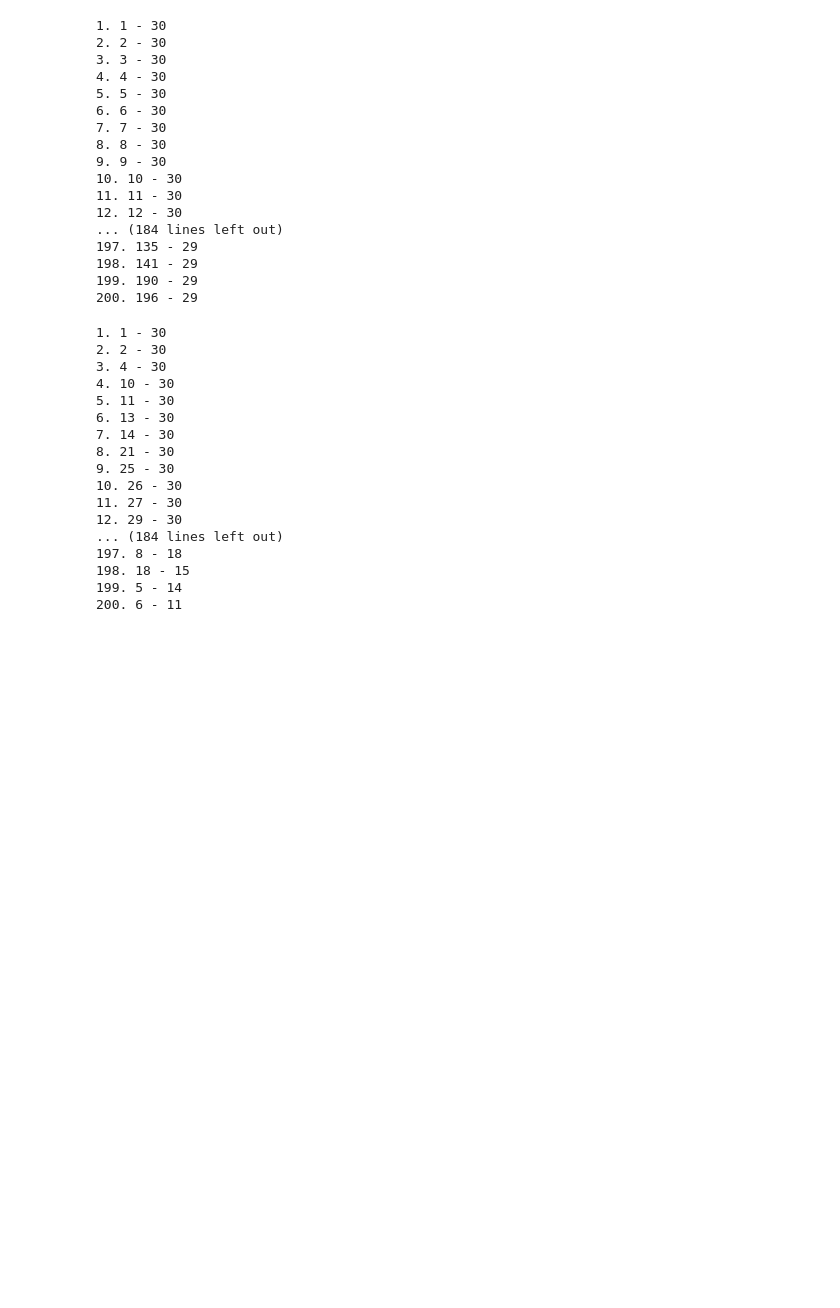
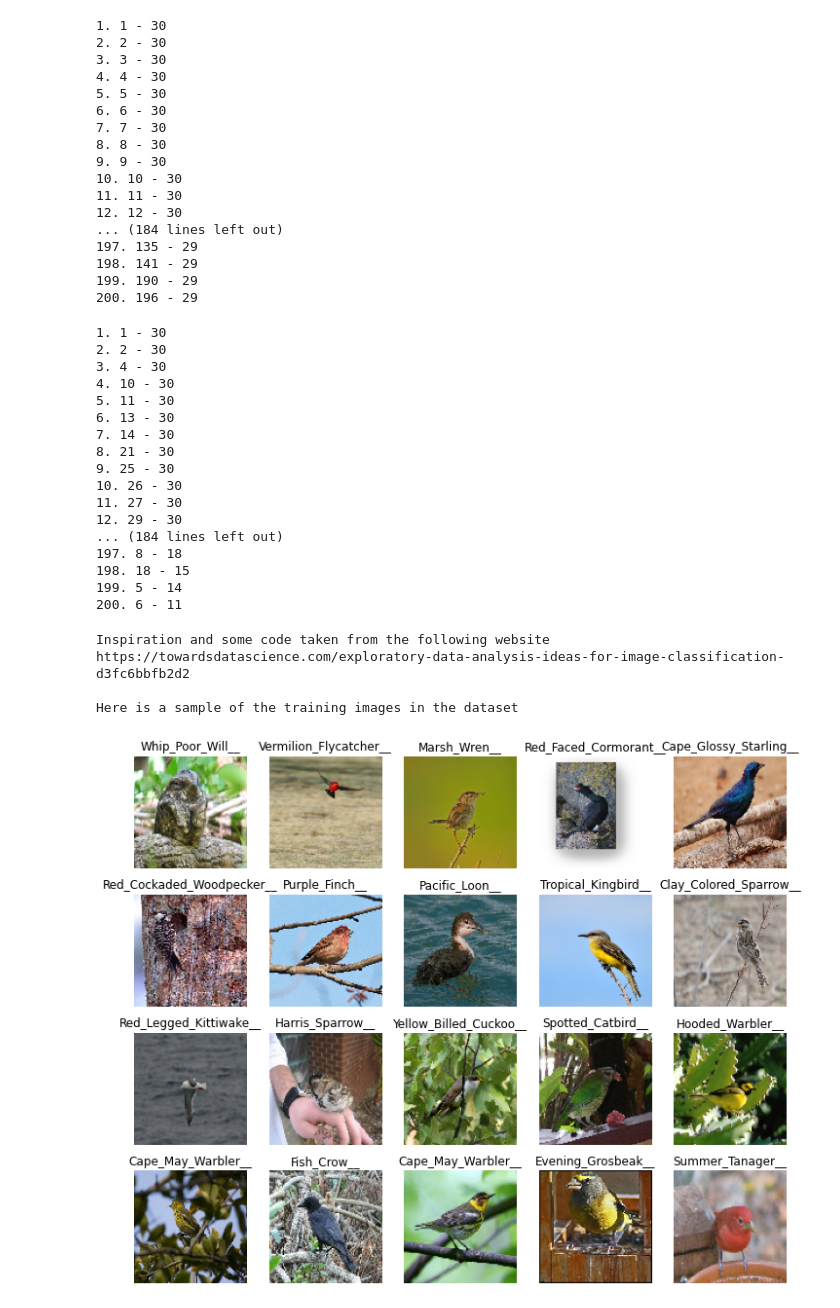
Before and after one commit to TeaWithLucas/MLBirds, a Jupyter notebook: analysis.ipynb, the cells around one changed output. Saved outputs shown, nothing was run; the diff lists cells and outputs as text; code cells hidden in the pictures; blank space fills up the shorter version.

Commit message:
Image analysis

```diff
--- a/analysis.ipynb
+++ b/analysis.ipynb
@@ -189,3 +193,46 @@ for word,frequency in sorted_list:
 198. 18 - 15
 199. 5 - 14
 200. 6 - 11
+# %%
+from tensorflow.keras.preprocessing import image
+import data_load as data
+import numpy as np
+import random
+print("Inspiration and some code taken from the following website")
+print("https://towardsdatascience.com/exploratory-data-analysis-ideas-for-image-classification-d3fc6bbfb2d2")
+print("")
+print("Here is a sample of the training images in the dataset")
+
+train_images = []
+for i in range(len(data.images.image_id)):
+    if(data.train_test_split['is_training_image'][i]==1):
+        train_images.append(data.images['image_name'][i])
+
+images = np.random.choice(train_images, 20, replace = False)
+
+def strip_string(string_to_strip):
+    return_value = ''.join([i for i in string_to_strip if not i.isdigit()])
+    return_value = return_value.strip(".jpg")
+    return return_value
+
+
+fig = plt.figure(figsize = (12,10))
+for i in range(20):
+    species = images[i].split("/")
+    fp = 'images/' + images[i]
+    label = strip_string(species[1])
+
+    ax = fig.add_subplot(4, 5, i+1)
+
+    # to plot without rescaling, remove target_size
+    fn = image.load_img(fp, target_size = (100,100), color_mode='rgb')
+    plt.imshow(fn, cmap='Greys_r')
+    plt.title(label)
+    plt.axis('off')
+plt.show()
+# %% [output]
+Inspiration and some code taken from the following website
+https://towardsdatascience.com/exploratory-data-analysis-ideas-for-image-classification-d3fc6bbfb2d2
+
+Here is a sample of the training images in the dataset
+[figure, added]
```
Also changed, not shown: parts of 4 cells of this notebook, 1 other file.
